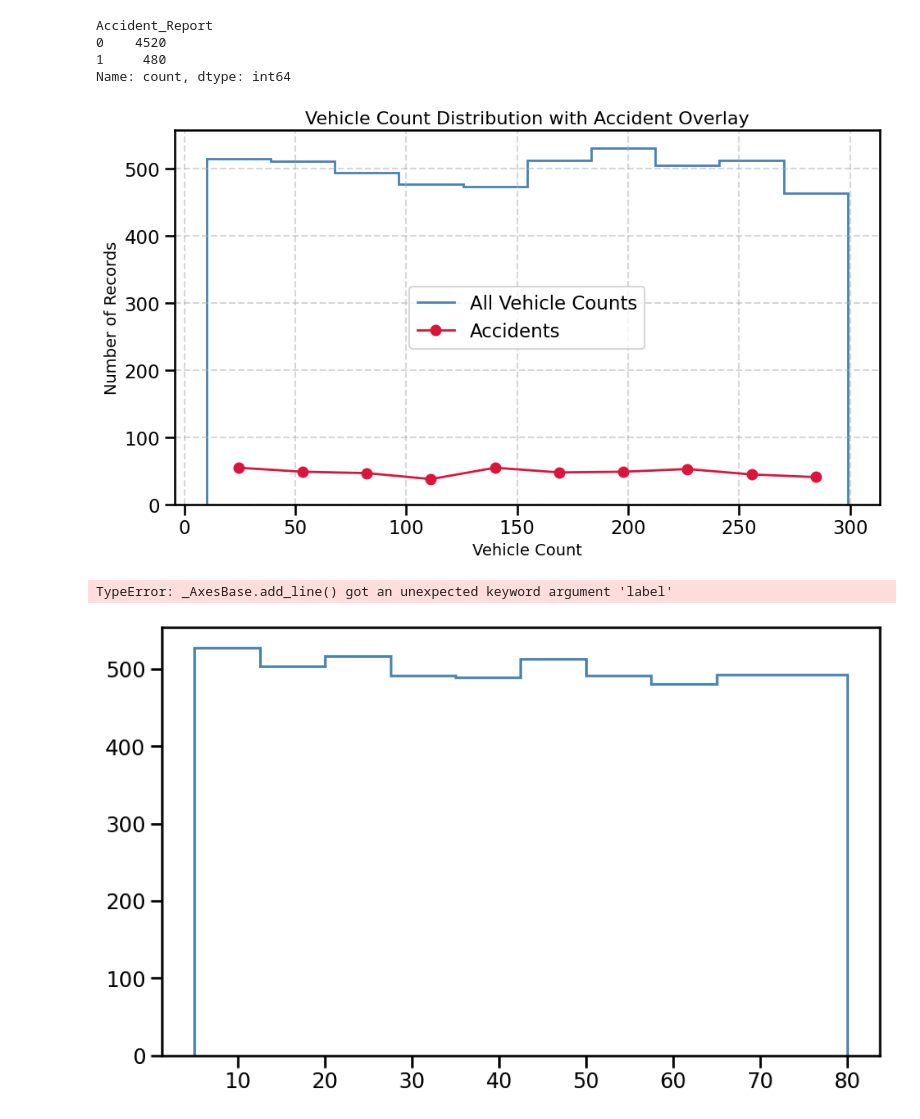
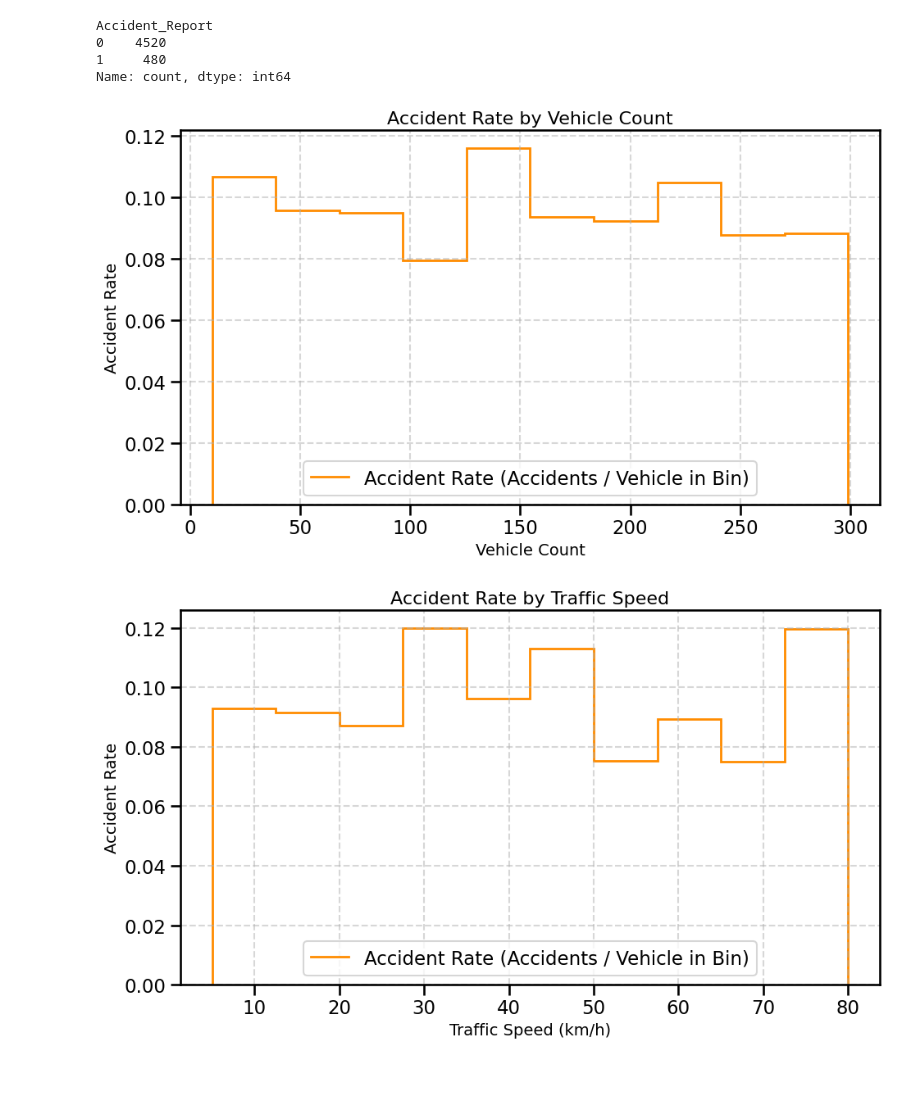
Before and after one commit to KaarenTenson/AccidentModel, a Jupyter notebook: DataProcessing.ipynb, the cells around one changed output. Cells and saved outputs as stored; diff of their text form; code cells hidden in the pictures; blank space fills up the shorter version.

Commit message:
plots

```diff
--- a/DataProcessing.ipynb
+++ b/DataProcessing.ipynb
@@ -52,57 +52,62 @@ Name: count, dtype: int64
 # %%
 bins=pd.cut(smartDf["Accident_Report"], bins=int((smartDf["Vehicle_Count"].max())/50))
 # %%
+import seaborn as sns
+import numpy as np
 import matplotlib.pyplot as plt
-import numpy as np
-import seaborn as sns
 
 sns.set_context("talk")
 
-# Compute histograms
-counts_all, bins = np.histogram(smartDf["Vehicle_Count"])
+counts_speed, bins = np.histogram(smartDf["Vehicle_Count"])
+# Calculate the histogram of accidents, using the speed bins
 counts_accidents, _ = np.histogram(smartDf[smartDf["Accident_Report"] == 1]["Vehicle_Count"], bins=bins)
 
-# Compute bin centers for the accident line plot
-bin_centers = (bins[:-1] + bins[1:]) / 2
+# Avoid division by zero
+with np.errstate(divide='ignore', invalid='ignore'):
+    accident_rate = counts_accidents / counts_speed
+    accident_rate[np.isnan(accident_rate)] = 0  # Set NaN to 0
 
-# Plot
 fig, ax = plt.subplots(figsize=(10, 6))
 
-# Stairs for total vehicle counts
-ax.stairs(counts_all, bins, label="All Vehicle Counts", color="steelblue", linewidth=2)
+# Plot the accident rate
+ax.stairs(accident_rate, bins, label="Accident Rate (Accidents / Vehicle in Bin)", color="darkorange", linewidth=2)
 
-# Line plot for accidents
-ax.plot(bin_centers, counts_accidents, label="Accidents", color="crimson", linewidth=2, marker="o")
-
-# Labels and styling
-ax.set_title("Vehicle Count Distribution with Accident Overlay", fontsize=16)
 ax.set_xlabel("Vehicle Count", fontsize=14)
-ax.set_ylabel("Number of Records", fontsize=14)
+ax.set_ylabel("Accident Rate", fontsize=14)
+ax.set_title("Accident Rate by Vehicle Count", fontsize=16)
 ax.legend()
 ax.grid(True, linestyle='--', alpha=0.5)
 
 plt.tight_layout()
 plt.show()
 # %% [output]
-[figure, old version]
+[figure, new version]
 # %%
+import seaborn as sns
+import numpy as np
+import matplotlib.pyplot as plt
 
 sns.set_context("talk")
+
 counts_speed, bins = np.histogram(smartDf["Traffic_Speed_kmh"])
-counts_accidents, _ = np.histogram(smartDf[smartDf["Accident_Report"] == 1]["Vehicle_Count"], bins=bins)
+
+counts_accidents, _ = np.histogram(smartDf[smartDf["Accident_Report"] == 1]["Traffic_Speed_kmh"], bins=bins)
+
+with np.errstate(divide='ignore', invalid='ignore'):
+    accident_rate = counts_accidents / counts_speed
+    accident_rate[np.isnan(accident_rate)] = 0
 
 fig, ax = plt.subplots(figsize=(10, 6))
-ax.stairs(counts_speed, bins, label="Vehicle Speed", color="steelblue", linewidth=2)
-ax.stairs(counts_accidents, bins, label="Accidents", color="crimson", linewidth=2)
 
-ax.set_title("Vehicle Count Distribution with Accident Overlay", fontsize=16)
-ax.set_xlabel("Vehicle Count", fontsize=14)
-ax.set_ylabel("Number of accidents", fontsize=14)
+ax.stairs(accident_rate, bins, label="Accident Rate (Accidents / Vehicle in Bin)", color="darkorange", linewidth=2)
+
+ax.set_xlabel("Traffic Speed (km/h)", fontsize=14)
+ax.set_ylabel("Accident Rate", fontsize=14)
+ax.set_title("Accident Rate by Traffic Speed", fontsize=16)
 ax.legend()
 ax.grid(True, linestyle='--', alpha=0.5)
 
 plt.tight_layout()
 plt.show()
 # %% [output]
-TypeError: _AxesBase.add_line() got an unexpected keyword argument 'label'
-[figure, old version]
+[figure, new version]
```
Also changed, not shown: parts of 2 cells of this notebook, 1 other file.
